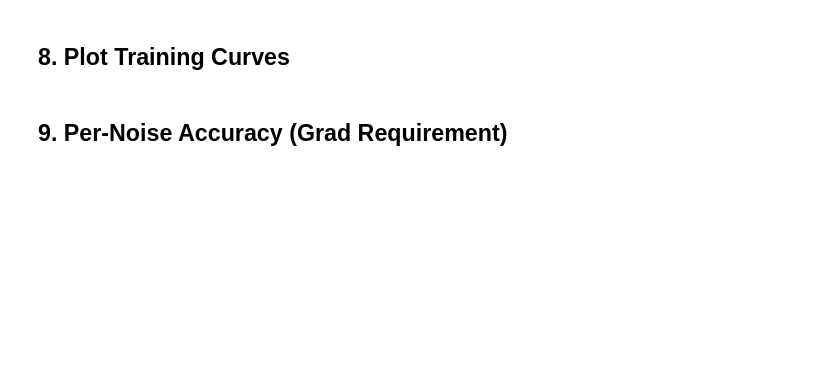
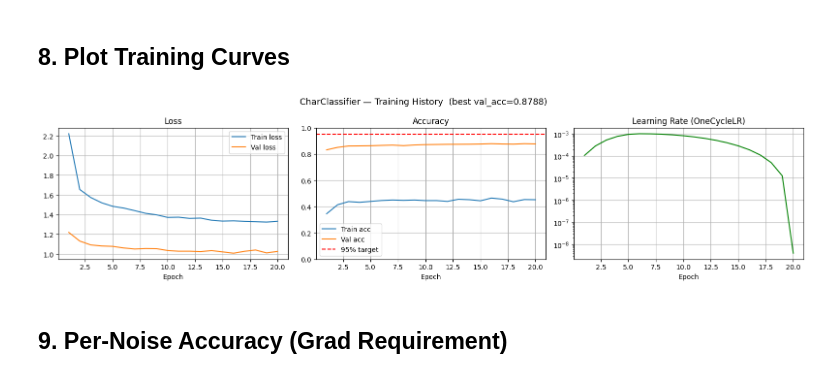
Before and after one commit to Akshar106/Hackathon, a Jupyter notebook: training/train_classifier.ipynb, the cells around one changed output. Drawn from its saved outputs; the diff is of its cells as text; code cells hidden in the pictures; blank space fills up the shorter version.

```diff
--- a/training/train_classifier.ipynb
+++ b/training/train_classifier.ipynb
@@ -96,9 +136,17 @@ print("Noise transforms defined.")
 # %% [markdown]
 ## 4. Load EMNIST Dataset
 # %%
-base_tf  = [T.Resize((32, 32)), T.ToTensor()]
-train_tf = T.Compose(base_tf + [RandomNoise(p=0.5)])
-val_tf   = T.Compose(base_tf)
+train_tf = T.Compose([
+    T.Resize((32, 32)),
+    T.RandomRotation(degrees=15),              # handles EMNIST orientation inconsistencies
+    T.RandomAffine(degrees=0, translate=(0.1, 0.1), shear=10),  # shift + shear
+    T.ToTensor(),
+    RandomNoise(p=0.3),
+])
+val_tf = T.Compose([
+    T.Resize((32, 32)),
+    T.ToTensor(),
+])
 
 print("Downloading EMNIST byclass (may take a few minutes on first run)...")
 train_ds = torchvision.datasets.EMNIST(root=DATA_DIR, split="byclass",
@@ -106,9 +154,12 @@ train_ds = torchvision.datasets.EMNIST(root=DATA_DIR, split="byclass",
 val_ds   = torchvision.datasets.EMNIST(root=DATA_DIR, split="byclass",
                                         train=False, download=True, transform=val_tf)
 
-train_loader = DataLoader(train_ds, batch_size=BATCH_SIZE, shuffle=True,  num_workers=4, pin_memory=True)
-val_loader   = DataLoader(val_ds,   batch_size=BATCH_SIZE, shuffle=False, num_workers=4, pin_memory=True)
+# num_workers=0, pin_memory=False — required on BigRed200 to avoid DataLoader crashes
+train_loader = DataLoader(train_ds, batch_size=BATCH_SIZE, shuffle=True,
+                          num_workers=0, pin_memory=False)
+val_loader   = DataLoader(val_ds,   batch_size=BATCH_SIZE, shuffle=False,
+                          num_workers=0, pin_memory=False)
 
 print(f"Train samples : {len(train_ds):,}")
 print(f"Val   samples : {len(val_ds):,}")
-print(f"Classes       : {NUM_CLASSES}")
+print(f"Batches/epoch : {len(train_loader):,}")
@@ -209,26 +335,35 @@ if best_val_acc < 0.95:
 # %%
 epochs_range = range(1, len(history["train_loss"]) + 1)
 
-fig, (ax1, ax2) = plt.subplots(1, 2, figsize=(13, 4))
+fig, (ax1, ax2, ax3) = plt.subplots(1, 3, figsize=(16, 4))
 
 ax1.plot(epochs_range, history["train_loss"], label="Train loss")
 ax1.plot(epochs_range, history["val_loss"],   label="Val loss")
 ax1.set_title("Loss")
 ax1.set_xlabel("Epoch")
 ax1.legend()
 ax1.grid(True)
 
 ax2.plot(epochs_range, history["train_acc"], label="Train acc")
 ax2.plot(epochs_range, history["val_acc"],   label="Val acc")
 ax2.axhline(0.95, color="red", linestyle="--", label="95% target")
 ax2.set_title("Accuracy")
 ax2.set_xlabel("Epoch")
+ax2.set_ylim(0, 1)
 ax2.legend()
 ax2.grid(True)
 
-plt.suptitle("CharClassifier — Training History", fontsize=13)
+ax3.plot(epochs_range, history["lr"], color="green")
+ax3.set_title("Learning Rate (OneCycleLR)")
+ax3.set_xlabel("Epoch")
+ax3.set_yscale("log")
+ax3.grid(True)
+
+plt.suptitle(f"CharClassifier — Training History  (best val_acc={best_val_acc:.4f})", fontsize=13)
 plt.tight_layout()
 plt.show()
+# %% [output]
+[figure, added]
 # %% [markdown]
 ## 9. Per-Noise Accuracy (Grad Requirement)
 # %%
```
Also changed, not shown: parts of 11 cells of this notebook, 32 other files.
